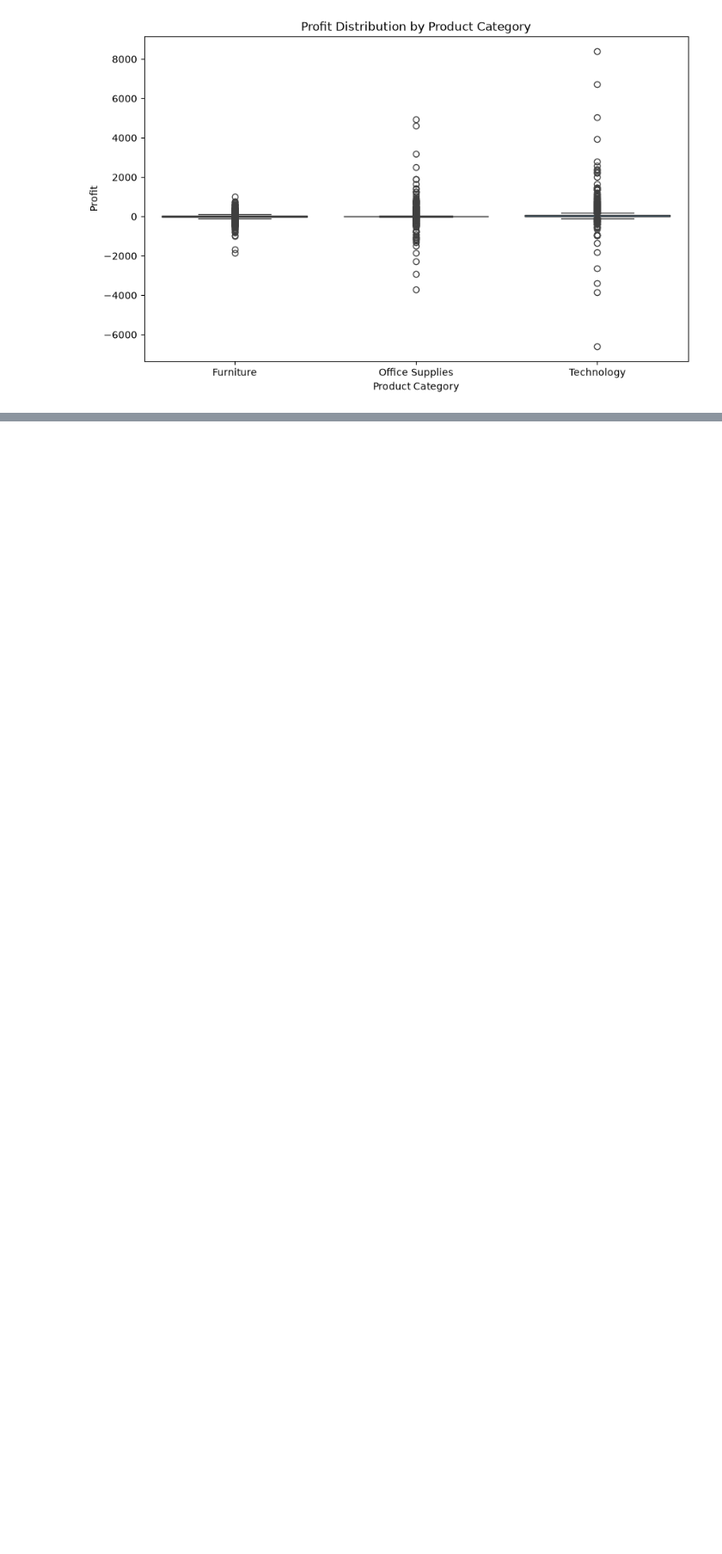
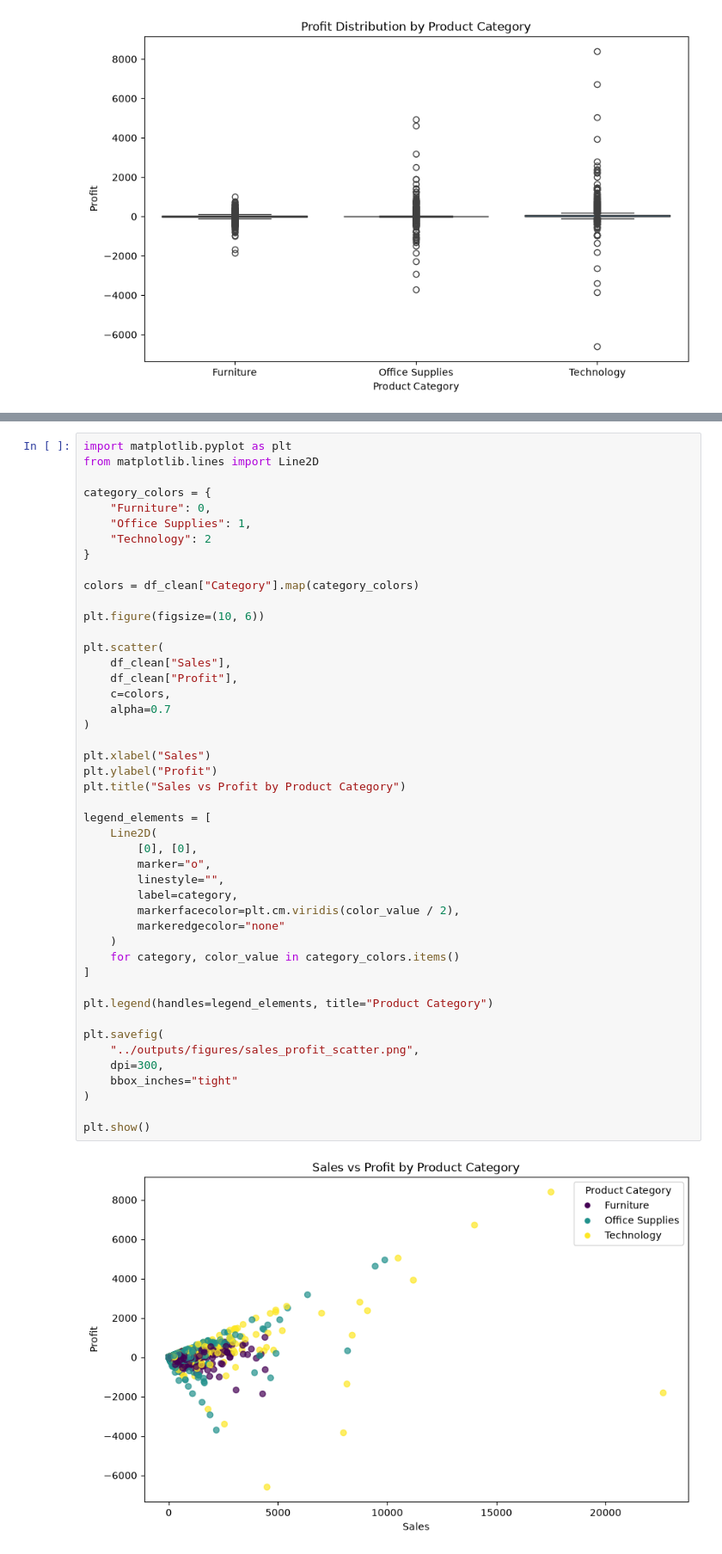
Before and after one commit to Ashu11122000/data-science, a Jupyter notebook: notebooks/02_data_visualization.ipynb, the cells around one changed output, grey strips where cells are left out. Shown at 86% size. Cells and saved outputs as stored; diff of their text form; blank space fills up the shorter version.

```diff
--- a/notebooks/02_data_visualization.ipynb
+++ b/notebooks/02_data_visualization.ipynb
@@ -105,0 +151,48 @@ plt.show()
+# %%
+import matplotlib.pyplot as plt
+from matplotlib.lines import Line2D
+
+category_colors = {
+    "Furniture": 0,
+    "Office Supplies": 1,
+    "Technology": 2
+}
+
+colors = df_clean["Category"].map(category_colors)
+
+plt.figure(figsize=(10, 6))
+
+plt.scatter(
+    df_clean["Sales"],
+    df_clean["Profit"],
+    c=colors,
+    alpha=0.7
+)
+
+plt.xlabel("Sales")
+plt.ylabel("Profit")
+plt.title("Sales vs Profit by Product Category")
+
+legend_elements = [
+    Line2D(
+        [0], [0],
+        marker="o",
+        linestyle="",
+        label=category,
+        markerfacecolor=plt.cm.viridis(color_value / 2),
+        markeredgecolor="none"
+    )
+    for category, color_value in category_colors.items()
+]
+
+plt.legend(handles=legend_elements, title="Product Category")
+
+plt.savefig(
+    "../outputs/figures/sales_profit_scatter.png",
+    dpi=300,
+    bbox_inches="tight"
+)
+
+plt.show()
+# %% [output]
+[figure, added]
```
Also changed, not shown: parts of 2 cells of this notebook, 1 other file.
